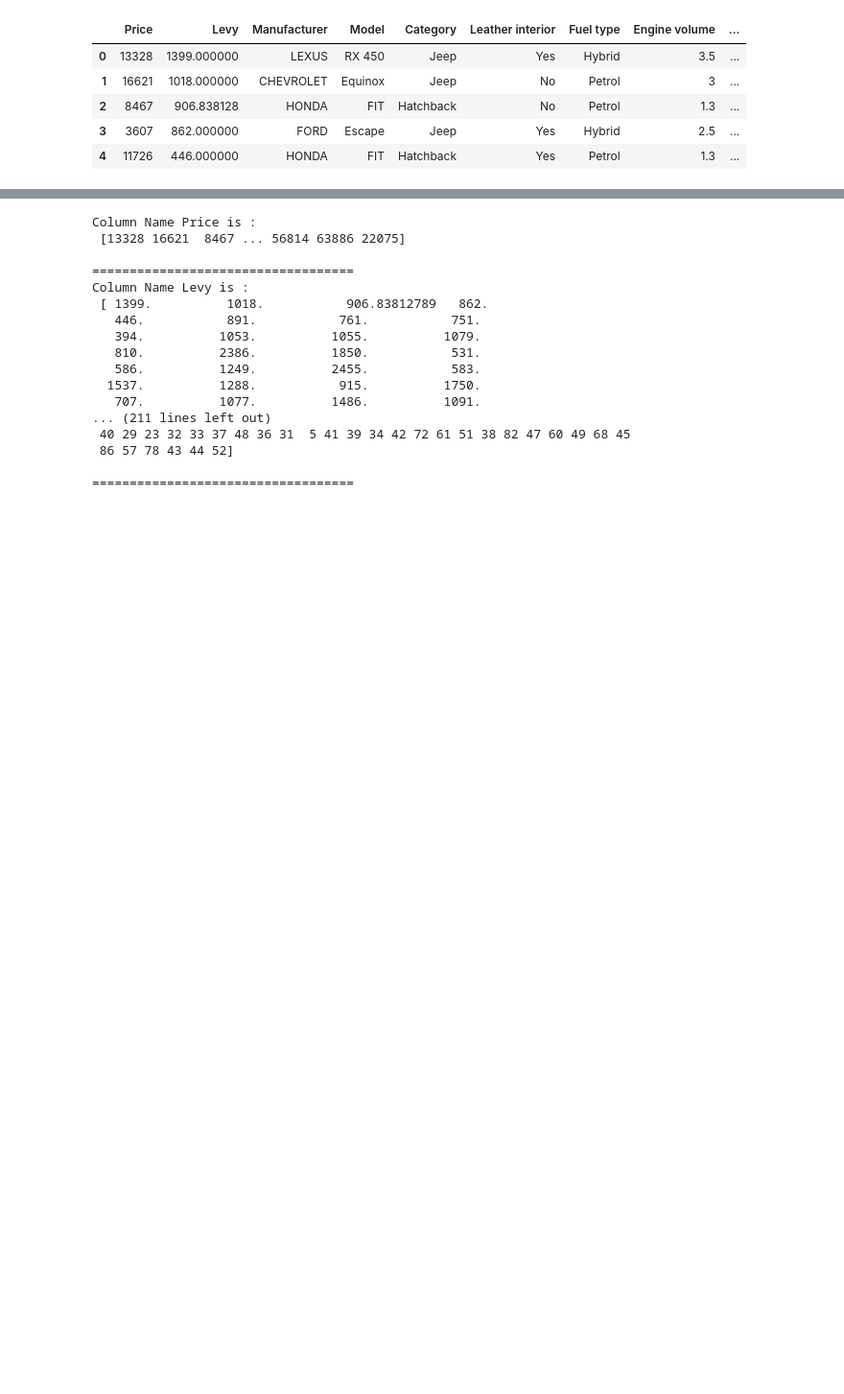
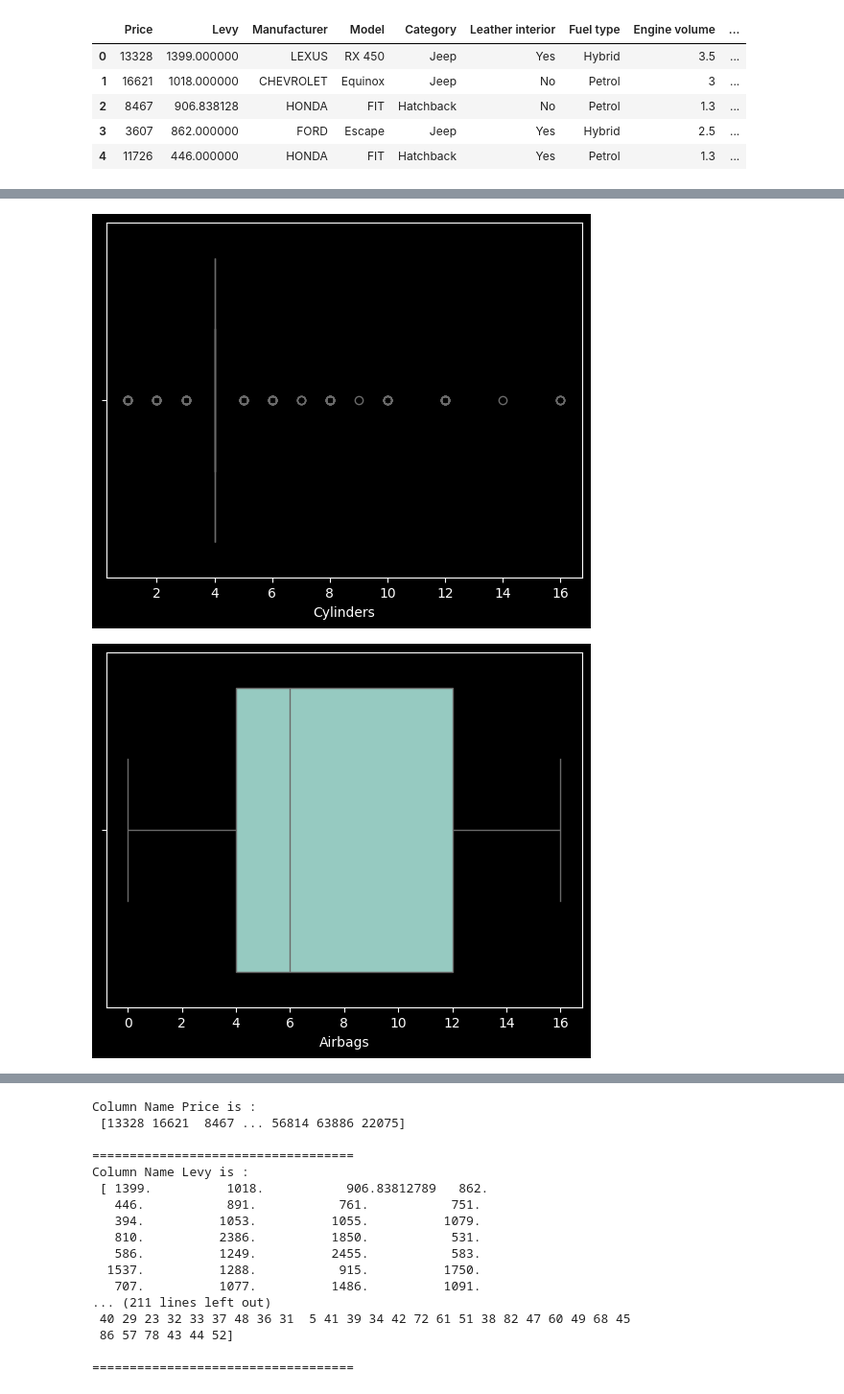
Before and after one commit to sumeet-016/Price-Prediction, a Jupyter notebook: ModelTraining.ipynb, the cells around one changed output, grey strips where cells are left out. Shown at 96% size. Saved outputs shown, nothing was run; the diff lists cells and outputs as text; code cells hidden in the pictures; blank space fills up the shorter version.

Commit message:
Detecting and Handling  outliers for the better model production

```diff
--- a/ModelTraining.ipynb
+++ b/ModelTraining.ipynb
@@ -46,0 +53,16 @@ KeyError: "['Engine Volume'] not in index"
+# %%
+import seaborn as sns
+import matplotlib.pyplot as plt
+
+# Quickly visualize if these are extreme outliers
+sns.boxplot(x=data['Cylinders'])
+plt.show()
+
+sns.boxplot(x=data['Airbags'])
+plt.show()
+
+sns.boxenplot(x=data['Levy'])
+plt.show()
+# %% [output]
+[figure, added]
+[figure, added]
```
Also changed, not shown: parts of 15 cells of this notebook.
